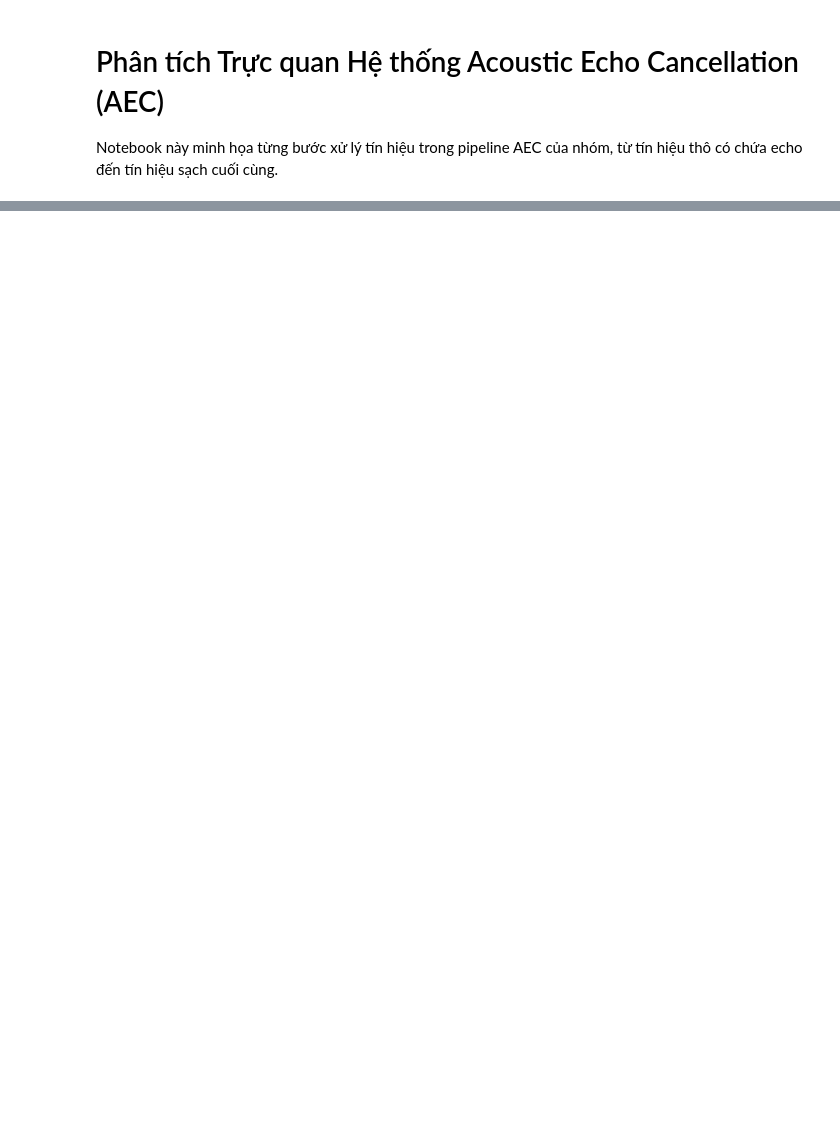
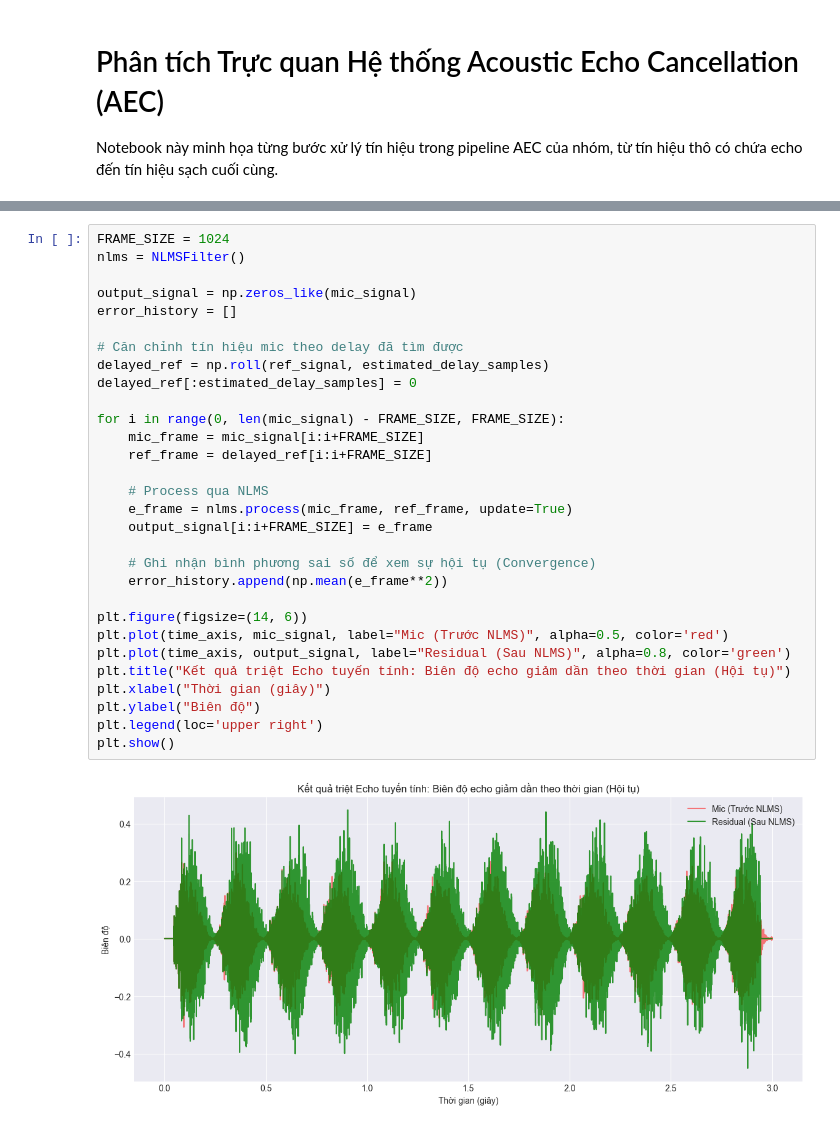
Before and after one commit to ZgsNat/DSP-Acoustic-Echo-Cancellation, a Jupyter notebook: aec-project/docs/demo_core.ipynb, the cells around one changed output, grey strips where cells are left out. Saved outputs shown, nothing was run; the diff lists cells and outputs as text; blank space fills up the shorter version.

```diff
--- a/aec-project/docs/demo_core.ipynb
+++ b/aec-project/docs/demo_core.ipynb
@@ -23,0 +92,32 @@ ModuleNotFoundError: No module named 'matplotlib'
+# %%
+FRAME_SIZE = 1024
+nlms = NLMSFilter()
+
+output_signal = np.zeros_like(mic_signal)
+error_history = []
+
+# Căn chỉnh tín hiệu mic theo delay đã tìm được
+delayed_ref = np.roll(ref_signal, estimated_delay_samples)
+delayed_ref[:estimated_delay_samples] = 0
+
+for i in range(0, len(mic_signal) - FRAME_SIZE, FRAME_SIZE):
+    mic_frame = mic_signal[i:i+FRAME_SIZE]
+    ref_frame = delayed_ref[i:i+FRAME_SIZE]
+
+    # Process qua NLMS
+    e_frame = nlms.process(mic_frame, ref_frame, update=True)
+    output_signal[i:i+FRAME_SIZE] = e_frame
+
+    # Ghi nhận bình phương sai số để xem sự hội tụ (Convergence)
+    error_history.append(np.mean(e_frame**2))
+
+plt.figure(figsize=(14, 6))
+plt.plot(time_axis, mic_signal, label="Mic (Trước NLMS)", alpha=0.5, color='red')
+plt.plot(time_axis, output_signal, label="Residual (Sau NLMS)", alpha=0.8, color='green')
+plt.title("Kết quả triệt Echo tuyến tính: Biên độ echo giảm dần theo thời gian (Hội tụ)")
+plt.xlabel("Thời gian (giây)")
+plt.ylabel("Biên độ")
+plt.legend(loc='upper right')
+plt.show()
+# %% [output]
+[figure, added]
```
Also changed, not shown: parts of 8 cells of this notebook.
